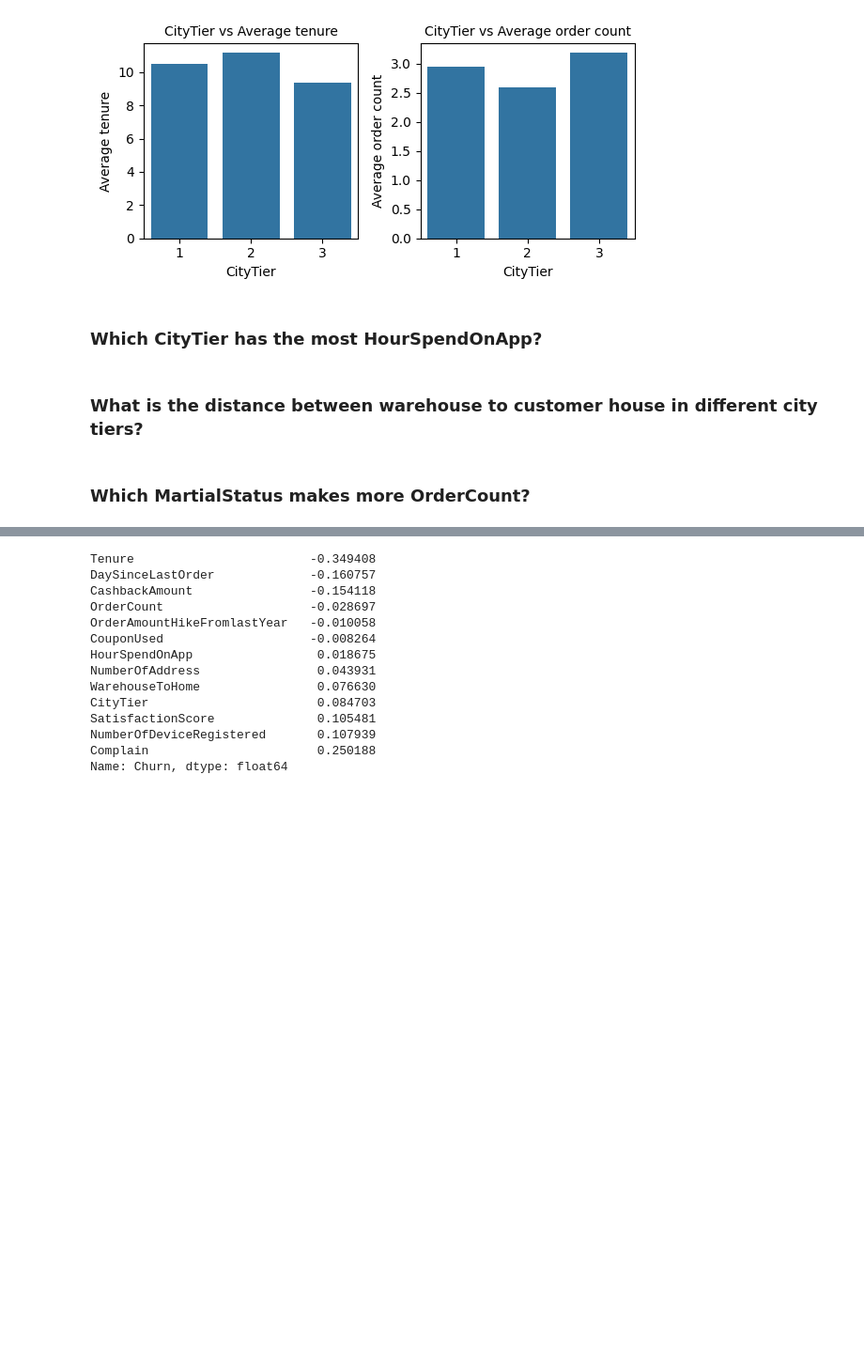
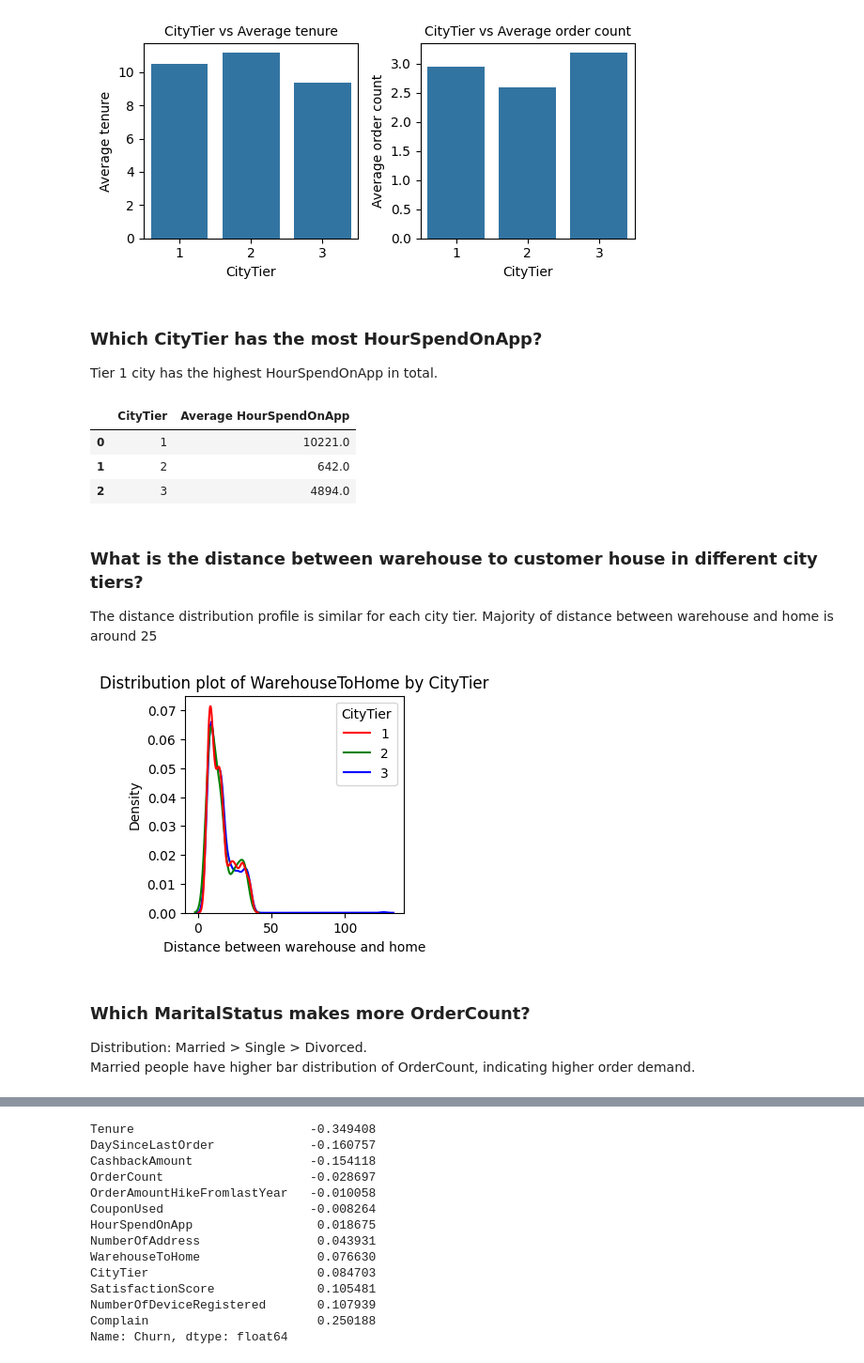
Before and after one commit to TsungYuanHsu/e-commerce_customer_churn_analysis, a Jupyter notebook: e-commerce_customer_churn_analysis.ipynb, the cells around one changed output, grey strips where cells are left out. Shown at 94% size. Cells and saved outputs as stored; diff of their text form; code cells hidden in the pictures; blank space fills up the shorter version.

```diff
--- a/e-commerce_customer_churn_analysis.ipynb
+++ b/e-commerce_customer_churn_analysis.ipynb
@@ -435,7 +435,33 @@ plt.show()
 [figure]
 # %% [markdown]
 ### Which CityTier has the most HourSpendOnApp?
+Tier 1 city has the highest HourSpendOnApp in total.
+# %%
+df_citytier_hourspendonapp = df_eda.groupby(['CityTier'])['HourSpendOnApp'].sum().reset_index(name='Average HourSpendOnApp')
+df_citytier_hourspendonapp
+# %% [output]
+|  | CityTier | Average HourSpendOnApp |
+| 0 | 1 | 10221.0 |
+| 1 | 2 | 642.0 |
+| 2 | 3 | 4894.0 |
 # %% [markdown]
 ### What is the distance between warehouse to customer house in different city tiers?
+The distance distribution profile is similar for each city tier. Majority of distance between warehouse and home is around 25
+# %%
+plt.figure(figsize=(3, 3))
+sns.kdeplot(x='WarehouseToHome',
+            data=df_eda,
+            hue='CityTier',
+            palette=['red', 'green', 'blue'],
+            common_norm=False  # Make area under each curve 1
+           )
+plt.xlabel('Distance between warehouse and home')
+plt.ylabel('Density')
+plt.title('Distribution plot of WarehouseToHome by CityTier')
+plt.show()
+# %% [output]
+[figure, added]
 # %% [markdown]
-### Which MartialStatus makes more OrderCount?
+### Which MaritalStatus makes more OrderCount?
+Distribution: Married > Single > Divorced.
+Married people have higher bar distribution of OrderCount, indicating higher order demand.
```
Also changed, not shown: parts of 41 cells of this notebook.
